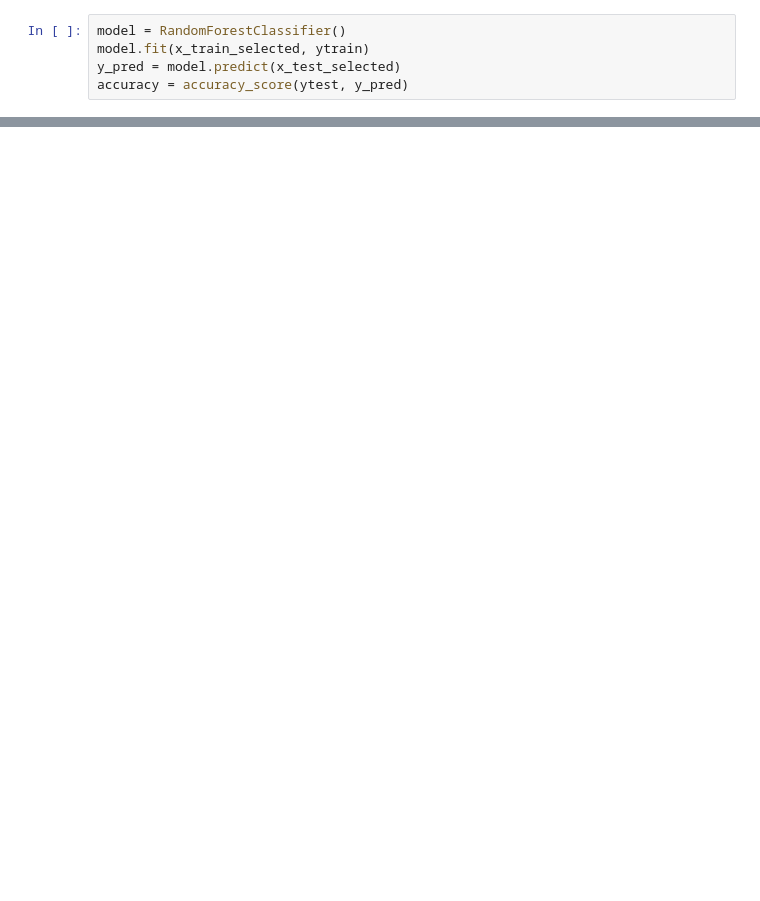
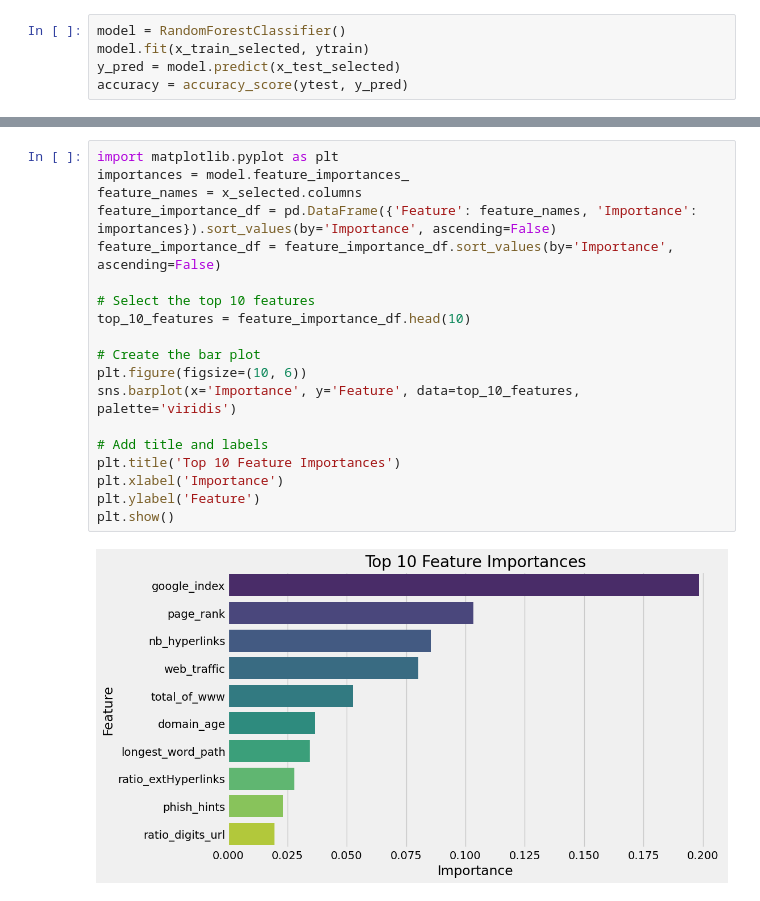
Before and after one commit to Phishbust/datanalysisandmodeling, a Jupyter notebook: data.ipynb, the cells around one changed output, grey strips where cells are left out. Saved outputs shown, nothing was run; the diff lists cells and outputs as text; blank space fills up the shorter version.

```diff
--- a/data.ipynb
+++ b/data.ipynb
@@ -550,0 +609,21 @@ print(matrix)
+# %%
+import matplotlib.pyplot as plt
+importances = model.feature_importances_
+feature_names = x_selected.columns
+feature_importance_df = pd.DataFrame({'Feature': feature_names, 'Importance': importances}).sort_values(by='Importance', ascending=False)
+feature_importance_df = feature_importance_df.sort_values(by='Importance', ascending=False)
+
+# Select the top 10 features
+top_10_features = feature_importance_df.head(10)
+
+# Create the bar plot
+plt.figure(figsize=(10, 6))
+sns.barplot(x='Importance', y='Feature', data=top_10_features, palette='viridis')
+
+# Add title and labels
+plt.title('Top 10 Feature Importances')
+plt.xlabel('Importance')
+plt.ylabel('Feature')
+plt.show()
+# %% [output]
+[figure, added]
```
Also changed, not shown: parts of 13 cells of this notebook.
